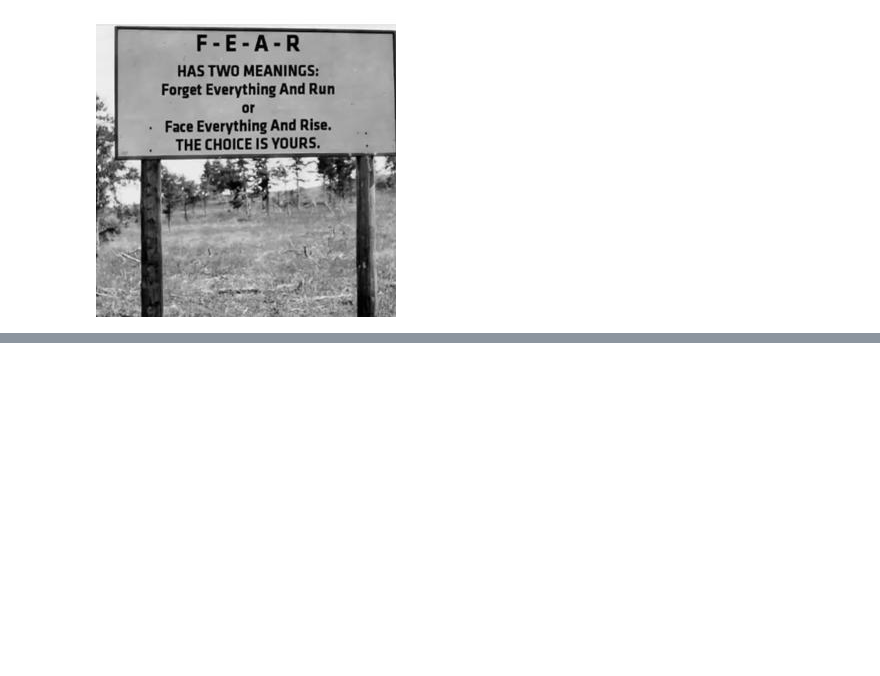
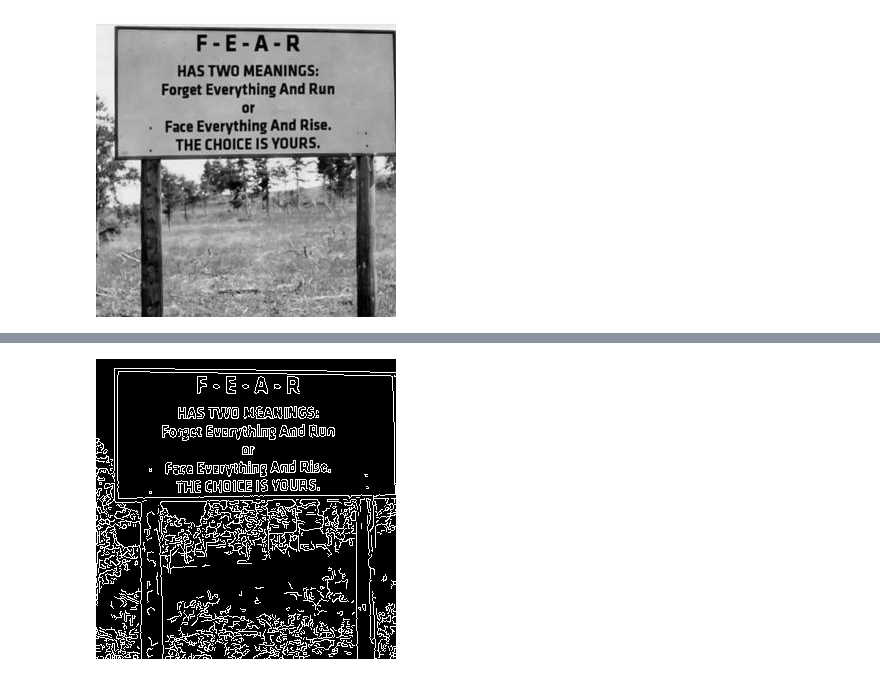
Before and after one commit to ShoaibHoque/Text_Extraction_from_Image, a Jupyter notebook: Text_Extraction_from_Image.ipynb, the cells around one changed output, grey strips where cells are left out. Saved outputs shown, nothing was run; the diff lists cells and outputs as text; code cells hidden in the pictures; blank space fills up the shorter version.

```diff
--- a/Text_Extraction_from_Image.ipynb
+++ b/Text_Extraction_from_Image.ipynb
@@ -113,0 +132,8 @@ Image.fromarray(thresh)
+# %%
+#canny edge detection
+def canny(image):
+  return cv2.Canny(image, 100, 200)
+canny = canny(gray)
+Image.fromarray(canny)
+# %% [output]
+[figure, added]
```
Also changed, not shown: parts of 8 cells of this notebook.
